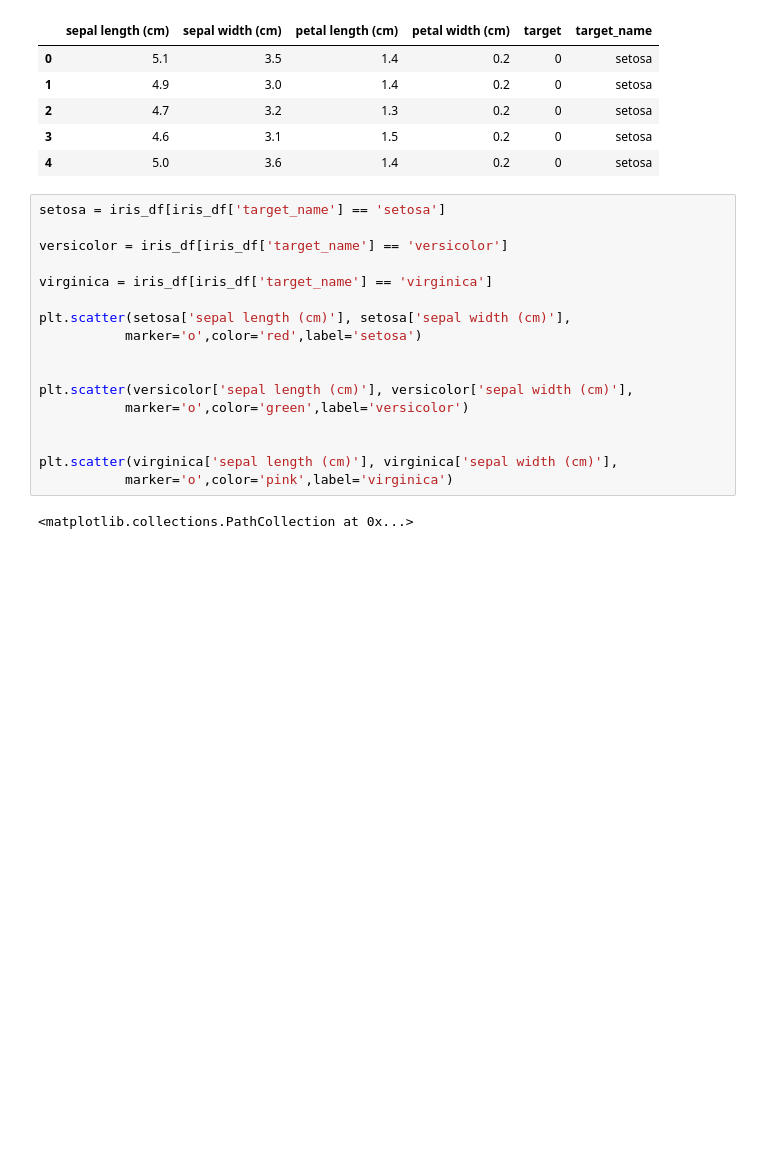
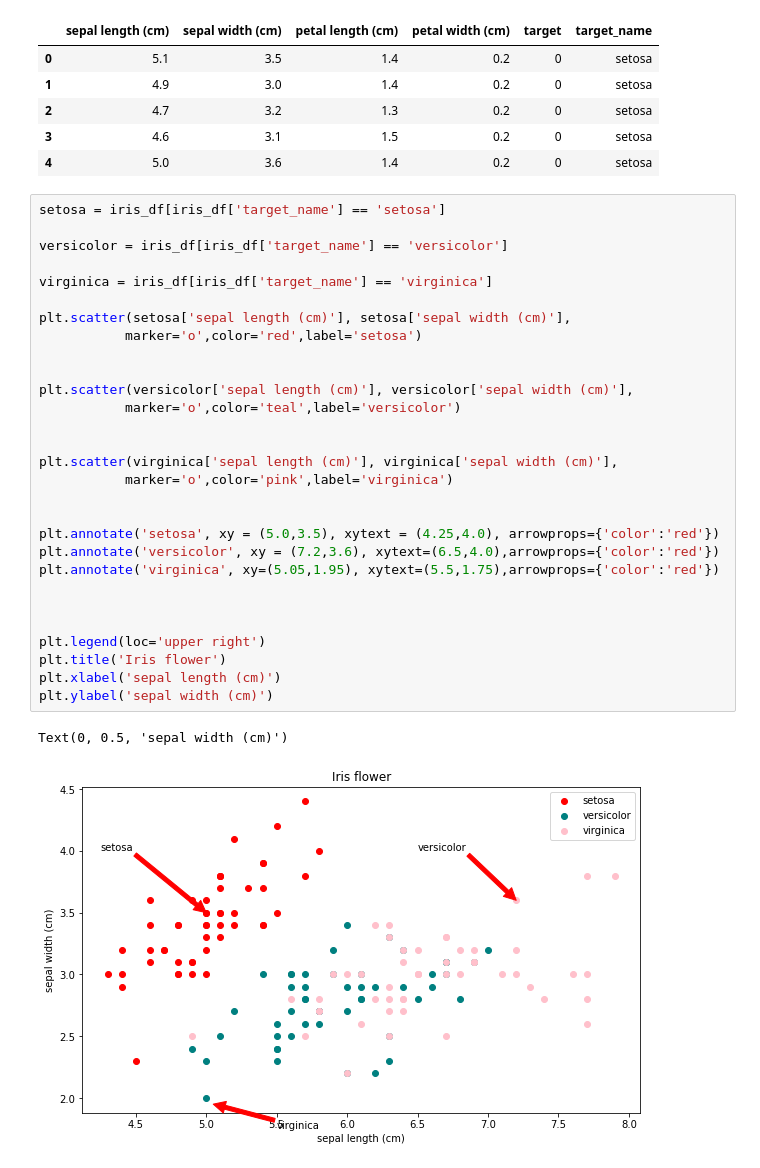
Before and after one commit to timothymhowe/lighthouse-data-notes, a Jupyter notebook: week-03/1-mon/data-viz-notes.ipynb, the cells around one changed output. Saved outputs shown, nothing was run; the diff lists cells and outputs as text; blank space fills up the shorter version.

```diff
--- a/week-03/1-mon/data-viz-notes.ipynb
+++ b/week-03/1-mon/data-viz-notes.ipynb
@@ -166,19 +166,32 @@ iris_df.head()
 # %%
 setosa = iris_df[iris_df['target_name'] == 'setosa']
 
 versicolor = iris_df[iris_df['target_name'] == 'versicolor']
 
 virginica = iris_df[iris_df['target_name'] == 'virginica']
 
 plt.scatter(setosa['sepal length (cm)'], setosa['sepal width (cm)'],
            marker='o',color='red',label='setosa')
 
 
 plt.scatter(versicolor['sepal length (cm)'], versicolor['sepal width (cm)'],
-           marker='o',color='green',label='versicolor')
+           marker='o',color='teal',label='versicolor')
 
 
 plt.scatter(virginica['sepal length (cm)'], virginica['sepal width (cm)'],
            marker='o',color='pink',label='virginica')
+
+
+plt.annotate('setosa', xy = (5.0,3.5), xytext = (4.25,4.0), arrowprops={'color':'red'})
+plt.annotate('versicolor', xy = (7.2,3.6), xytext=(6.5,4.0),arrowprops={'color':'red'})
+plt.annotate('virginica', xy=(5.05,1.95), xytext=(5.5,1.75),arrowprops={'color':'red'})
+
+
+
+plt.legend(loc='upper right')
+plt.title('Iris flower')
+plt.xlabel('sepal length (cm)')
+plt.ylabel('sepal width (cm)')
 # %% [output]
-<matplotlib.collections.PathCollection at 0x...>
+Text(0, 0.5, 'sepal width (cm)')
+[figure, added]
```
Also changed, not shown: parts of 2 cells of this notebook, 4 other files.
